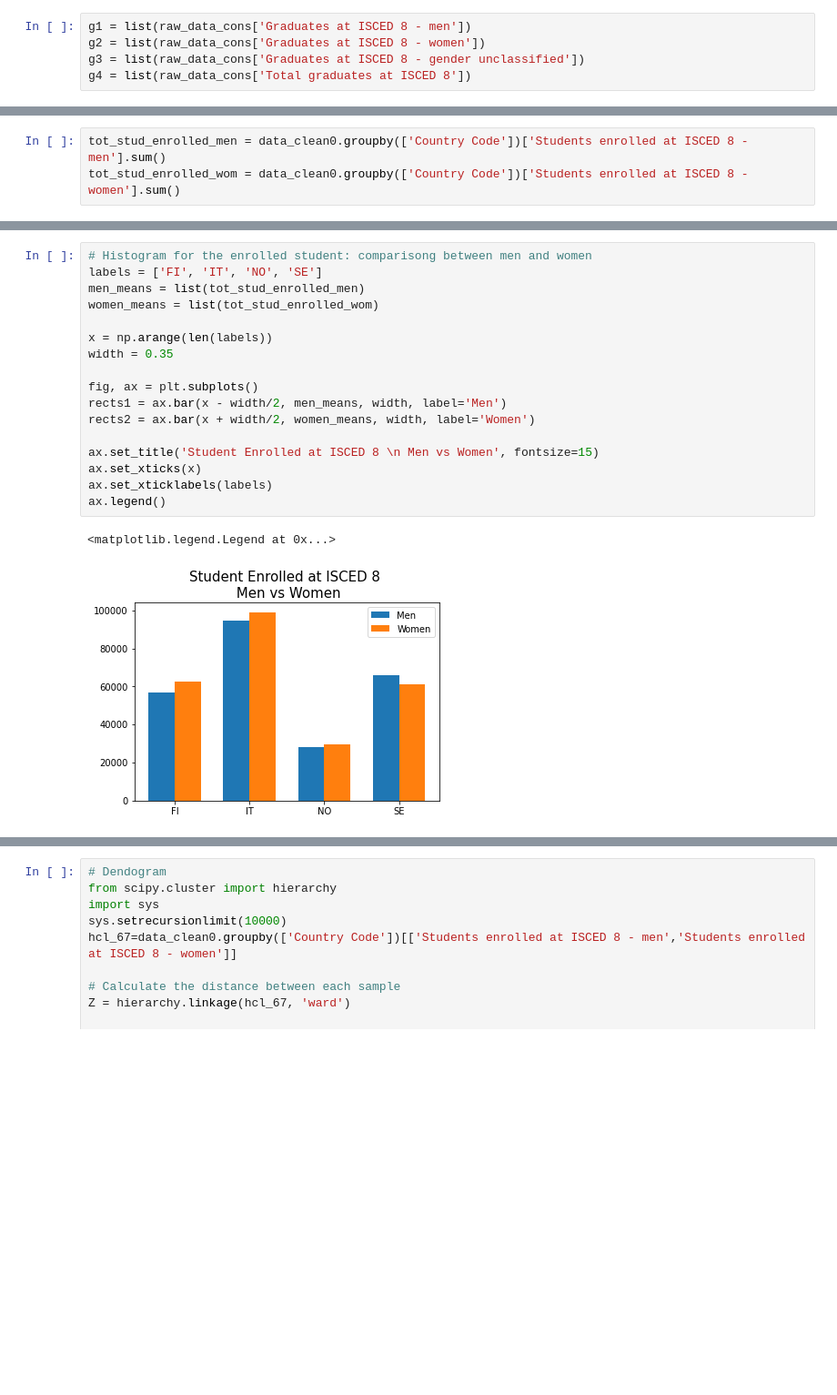
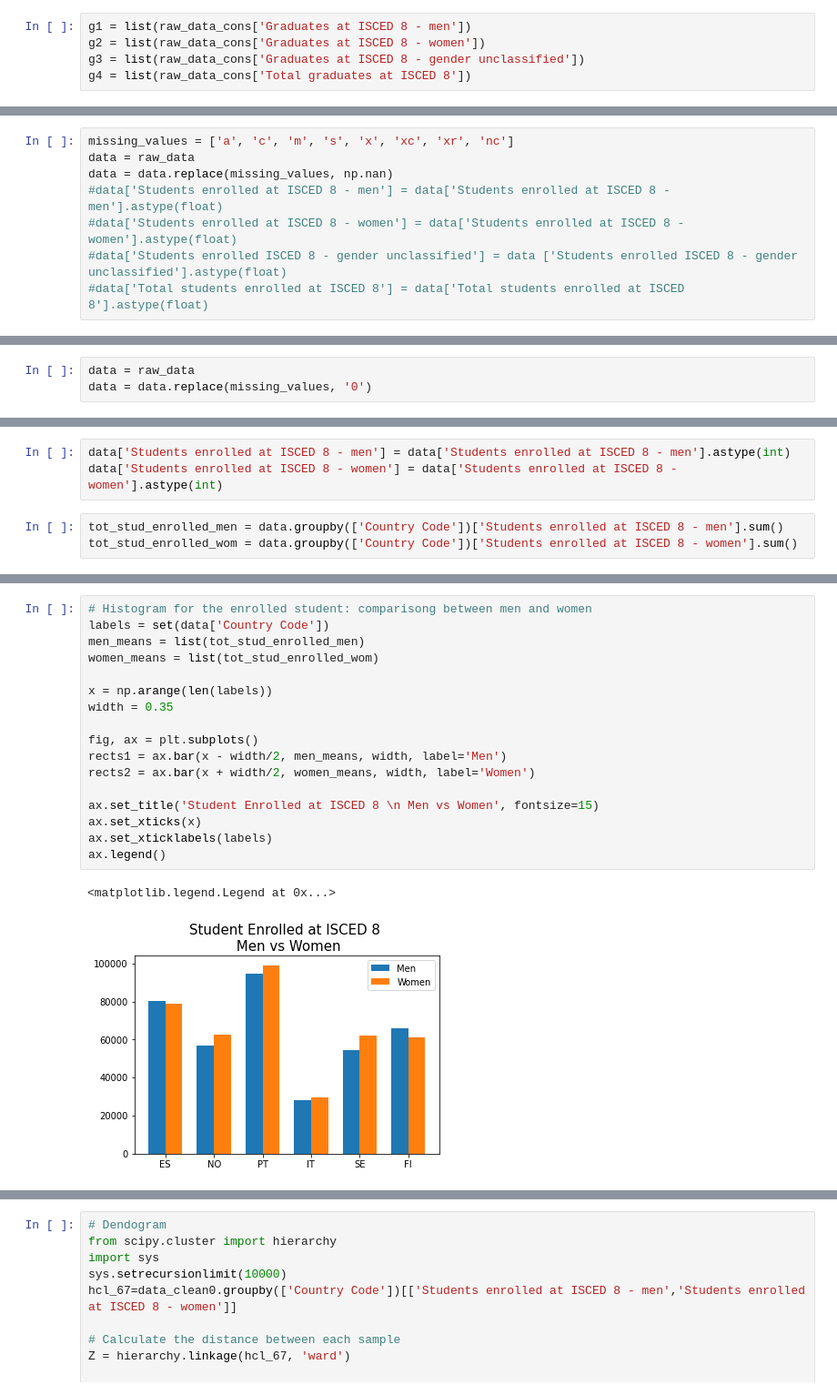
Before and after one commit to robertapassarelli/QME_projectwork, a Jupyter notebook: project_qme.ipynb, the cells around one changed output, grey strips where cells are left out. Shown at 91% size. Cells and saved outputs as stored; diff of their text form; blank space fills up the shorter version.

```diff
--- a/project_qme.ipynb
+++ b/project_qme.ipynb
@@ -355,0 +407,8 @@ print(float(count/len(sum_g)))
+# %%
+missing_values = ['a', 'c', 'm', 's', 'x', 'xc', 'xr', 'nc']
+data = raw_data
+data = data.replace(missing_values, np.nan)
+#data['Students enrolled at ISCED 8 - men'] = data['Students enrolled at ISCED 8 - men'].astype(float)
+#data['Students enrolled at ISCED 8 - women'] = data['Students enrolled at ISCED 8 - women'].astype(float)
+#data['Students enrolled ISCED 8 - gender unclassified'] = data ['Students enrolled ISCED 8 - gender unclassified'].astype(float)
+#data['Total students enrolled at ISCED 8'] = data['Total students enrolled at ISCED 8'].astype(float)
@@ -355,0 +461,3 @@ print(float(count/len(sum_g)))
+# %%
+data = raw_data
+data = data.replace(missing_values, '0')
@@ -356,6 +466,9 @@ print(float(count/len(sum_g)))
+# %%
+data['Students enrolled at ISCED 8 - men'] = data['Students enrolled at ISCED 8 - men'].astype(int)
+data['Students enrolled at ISCED 8 - women'] = data['Students enrolled at ISCED 8 - women'].astype(int)
 # %%
-tot_stud_enrolled_men = data_clean0.groupby(['Country Code'])['Students enrolled at ISCED 8 - men'].sum()
-tot_stud_enrolled_wom = data_clean0.groupby(['Country Code'])['Students enrolled at ISCED 8 - women'].sum()
+tot_stud_enrolled_men = data.groupby(['Country Code'])['Students enrolled at ISCED 8 - men'].sum()
+tot_stud_enrolled_wom = data.groupby(['Country Code'])['Students enrolled at ISCED 8 - women'].sum()
 # %%
 tot_stud_enrolled_wom
 # %% [output]
@@ -368,21 +494,21 @@ Name: Students enrolled at ISCED 8 - women, dtype: float64
 # %%
 # Histogram for the enrolled student: comparisong between men and women
-labels = ['FI', 'IT', 'NO', 'SE']
+labels = set(data['Country Code'])
 men_means = list(tot_stud_enrolled_men)
 women_means = list(tot_stud_enrolled_wom)
 
 x = np.arange(len(labels))
 width = 0.35
 
 fig, ax = plt.subplots()
 rects1 = ax.bar(x - width/2, men_means, width, label='Men')
 rects2 = ax.bar(x + width/2, women_means, width, label='Women')
 
 ax.set_title('Student Enrolled at ISCED 8 \n Men vs Women', fontsize=15)
 ax.set_xticks(x)
 ax.set_xticklabels(labels)
 ax.legend()
 # %% [output]
 <matplotlib.legend.Legend at 0x...>
-[figure, old version]
+[figure, new version]
 # %%
```
Also changed, not shown: parts of 30 cells of this notebook.
